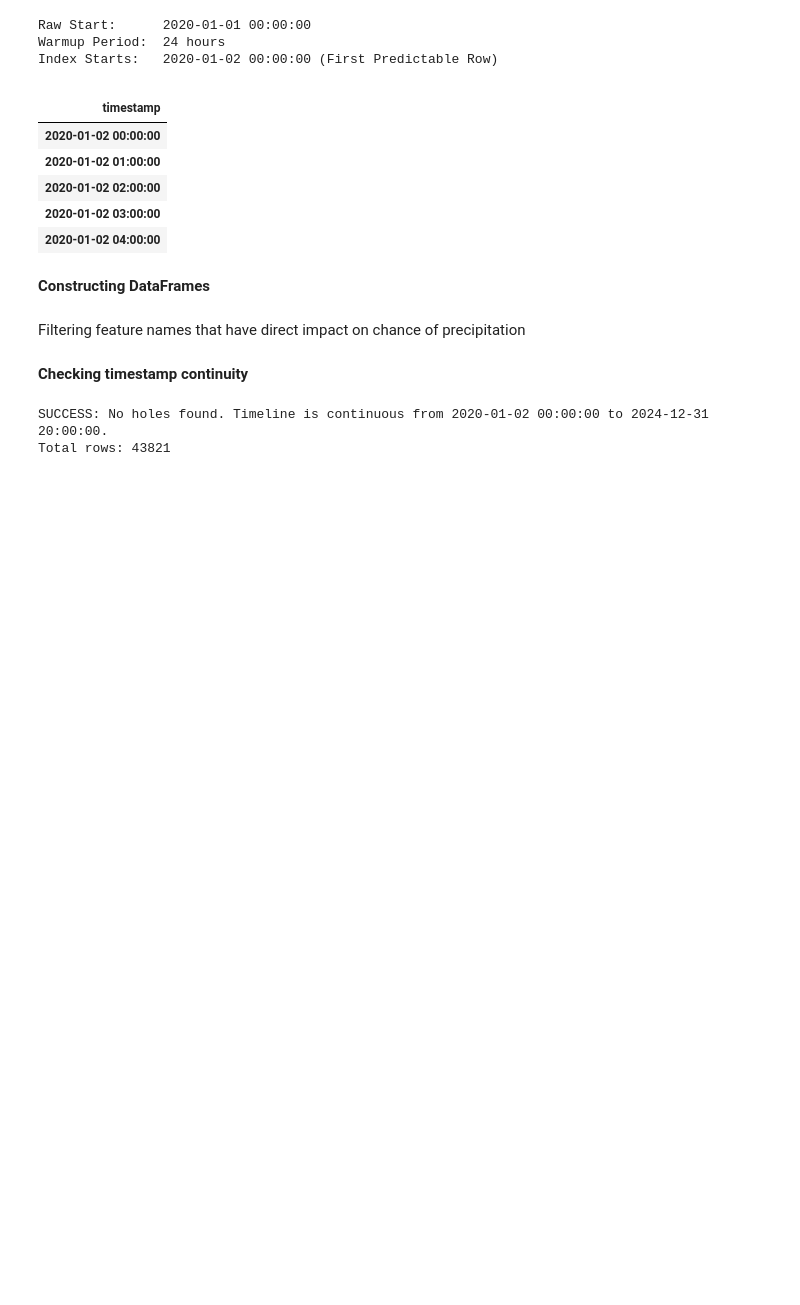
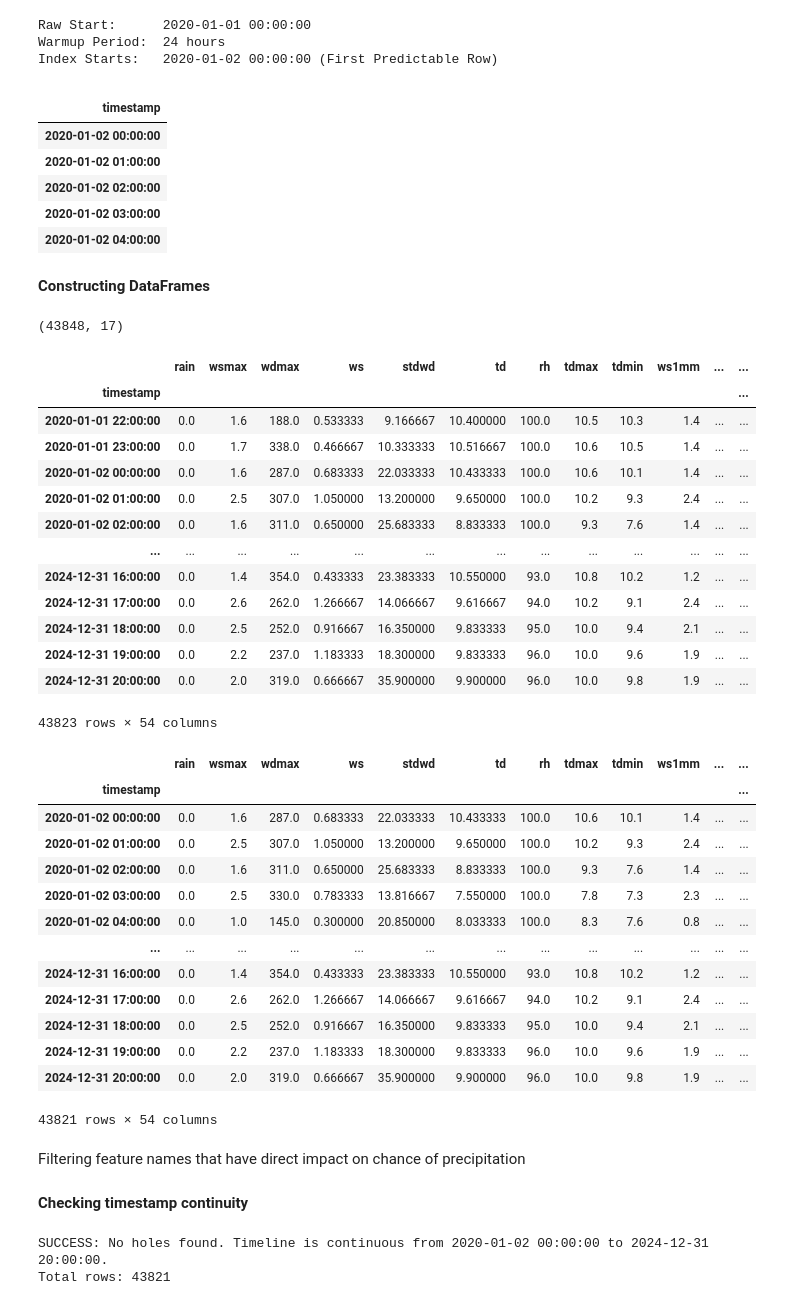
Before and after one commit to jadosh123/SparseData-AI-Precipitation-Forecasting, a Jupyter notebook: src/weather_engine/demo.ipynb, the cells around one changed output. Saved outputs shown, nothing was run; the diff lists cells and outputs as text; code cells hidden in the pictures; blank space fills up the shorter version.

```diff
--- a/src/weather_engine/demo.ipynb
+++ b/src/weather_engine/demo.ipynb
@@ -1,26 +1,16 @@
 # %%
 import pandas as pd
-from sqlalchemy import create_engine, inspect, types
-from sqlalchemy.dialects.postgresql import insert
+import re
+from sqlalchemy import create_engine
 import os
-from pathlib import Path
-from dotenv import load_dotenv
-import re
 
-base_dir = Path.cwd().parent
-env_file = base_dir / '.env'
-load_dotenv(env_file)
-db_user = os.getenv("POSTGRES_USER")
-db_pass = os.getenv("POSTGRES_PASSWORD")
-db_host = "localhost"
-db_name = os.getenv("POSTGRES_DB")
-
-DB_CONN_STR = f"postgresql+psycopg2://{db_user}:{db_pass}@{db_host}:5432/{db_name}"
-
-engine = create_engine(DB_CONN_STR)
+project_root = os.path.abspath(os.path.join(os.getcwd(), "../../"))
+db_path = os.path.join(project_root, "data", "weather.db")
+connection_str = f"sqlite:///{db_path}"
+engine = create_engine(connection_str, connect_args={"check_same_thread": False})
 # %%
 def single_station_load(engine, station_id):
-    query = "SELECT * FROM clean_station_data WHERE station_id=%(sid)s"
+    query = "SELECT * FROM clean_station_data WHERE station_id=:sid"
     params = {'sid': station_id}
     df_out = pd.read_sql(query, engine, params=params)
     return df_out
@@ -109,8 +100,6 @@ def get_constraints(df: pd.DataFrame, target_pattern: str = r't\+\d+'):
 
         if any(keyword in col for keyword in rain_keywords):
             full_constraints[col] = 1
-        else:
-            full_constraints[col] = 0
 
     return full_constraints
 # %% [markdown]
@@ -200,23 +190,55 @@ Index Starts:   2020-01-02 00:00:00 (First Predictable Row)
 **Constructing DataFrames**
 # %%
 df_afula_lags = prepare_dataset(df_afula, target_col='target_rain_t+1', max_lag=24)
+display(df_afula_lags)
 df_afula_lags = (df_backbone.join(df_afula_lags, how='left')).dropna(subset=['target_rain_t+1'])
+display(df_afula_lags)
 
 df_afula_lags_upstream_TA = add_upstream_features(
     df_afula_lags,
     df_tel_aviv,
     upstream_name="tel_aviv",
     join_type='left'
 )
 constraints_TA = get_constraints(df_afula_lags_upstream_TA)
 
 df_afula_lags_upstream_TA_HA = add_upstream_features(
     df_afula_lags_upstream_TA,
     df_haifa,
     upstream_name="haifa",
     join_type='left'
 )
 constraints_TA_HA = get_constraints(df_afula_lags_upstream_TA_HA)
+# %% [output]
+(43848, 17)
+|  | rain | wsmax | wdmax | ws | stdwd | td | rh | tdmax | tdmin | ws1mm | ... | ... |
+| timestamp |  |  |  |  |  |  |  |  |  |  |  | ... |
+| 2020-01-01 22:00:00 | 0.0 | 1.6 | 188.0 | 0.533333 | 9.166667 | 10.400000 | 100.0 | 10.5 | 10.3 | 1.4 | ... | ... |
+| 2020-01-01 23:00:00 | 0.0 | 1.7 | 338.0 | 0.466667 | 10.333333 | 10.516667 | 100.0 | 10.6 | 10.5 | 1.4 | ... | ... |
+| 2020-01-02 00:00:00 | 0.0 | 1.6 | 287.0 | 0.683333 | 22.033333 | 10.433333 | 100.0 | 10.6 | 10.1 | 1.4 | ... | ... |
+| 2020-01-02 01:00:00 | 0.0 | 2.5 | 307.0 | 1.050000 | 13.200000 | 9.650000 | 100.0 | 10.2 | 9.3 | 2.4 | ... | ... |
+| 2020-01-02 02:00:00 | 0.0 | 1.6 | 311.0 | 0.650000 | 25.683333 | 8.833333 | 100.0 | 9.3 | 7.6 | 1.4 | ... | ... |
+| ... | ... | ... | ... | ... | ... | ... | ... | ... | ... | ... | ... | ... |
+| 2024-12-31 16:00:00 | 0.0 | 1.4 | 354.0 | 0.433333 | 23.383333 | 10.550000 | 93.0 | 10.8 | 10.2 | 1.2 | ... | ... |
+| 2024-12-31 17:00:00 | 0.0 | 2.6 | 262.0 | 1.266667 | 14.066667 | 9.616667 | 94.0 | 10.2 | 9.1 | 2.4 | ... | ... |
+| 2024-12-31 18:00:00 | 0.0 | 2.5 | 252.0 | 0.916667 | 16.350000 | 9.833333 | 95.0 | 10.0 | 9.4 | 2.1 | ... | ... |
+| 2024-12-31 19:00:00 | 0.0 | 2.2 | 237.0 | 1.183333 | 18.300000 | 9.833333 | 96.0 | 10.0 | 9.6 | 1.9 | ... | ... |
+| 2024-12-31 20:00:00 | 0.0 | 2.0 | 319.0 | 0.666667 | 35.900000 | 9.900000 | 96.0 | 10.0 | 9.8 | 1.9 | ... | ... |
+43823 rows × 54 columns
+|  | rain | wsmax | wdmax | ws | stdwd | td | rh | tdmax | tdmin | ws1mm | ... | ... |
+| timestamp |  |  |  |  |  |  |  |  |  |  |  | ... |
+| 2020-01-02 00:00:00 | 0.0 | 1.6 | 287.0 | 0.683333 | 22.033333 | 10.433333 | 100.0 | 10.6 | 10.1 | 1.4 | ... | ... |
+| 2020-01-02 01:00:00 | 0.0 | 2.5 | 307.0 | 1.050000 | 13.200000 | 9.650000 | 100.0 | 10.2 | 9.3 | 2.4 | ... | ... |
+| 2020-01-02 02:00:00 | 0.0 | 1.6 | 311.0 | 0.650000 | 25.683333 | 8.833333 | 100.0 | 9.3 | 7.6 | 1.4 | ... | ... |
+| 2020-01-02 03:00:00 | 0.0 | 2.5 | 330.0 | 0.783333 | 13.816667 | 7.550000 | 100.0 | 7.8 | 7.3 | 2.3 | ... | ... |
+| 2020-01-02 04:00:00 | 0.0 | 1.0 | 145.0 | 0.300000 | 20.850000 | 8.033333 | 100.0 | 8.3 | 7.6 | 0.8 | ... | ... |
+| ... | ... | ... | ... | ... | ... | ... | ... | ... | ... | ... | ... | ... |
+| 2024-12-31 16:00:00 | 0.0 | 1.4 | 354.0 | 0.433333 | 23.383333 | 10.550000 | 93.0 | 10.8 | 10.2 | 1.2 | ... | ... |
+| 2024-12-31 17:00:00 | 0.0 | 2.6 | 262.0 | 1.266667 | 14.066667 | 9.616667 | 94.0 | 10.2 | 9.1 | 2.4 | ... | ... |
+| 2024-12-31 18:00:00 | 0.0 | 2.5 | 252.0 | 0.916667 | 16.350000 | 9.833333 | 95.0 | 10.0 | 9.4 | 2.1 | ... | ... |
+| 2024-12-31 19:00:00 | 0.0 | 2.2 | 237.0 | 1.183333 | 18.300000 | 9.833333 | 96.0 | 10.0 | 9.6 | 1.9 | ... | ... |
+| 2024-12-31 20:00:00 | 0.0 | 2.0 | 319.0 | 0.666667 | 35.900000 | 9.900000 | 96.0 | 10.0 | 9.8 | 1.9 | ... | ... |
+43821 rows × 54 columns
 # %% [markdown]
 Filtering feature names that have direct impact on chance of precipitation
 # %% [markdown]
```
Also changed, not shown: parts of 8 cells of this notebook, 2 other files.
